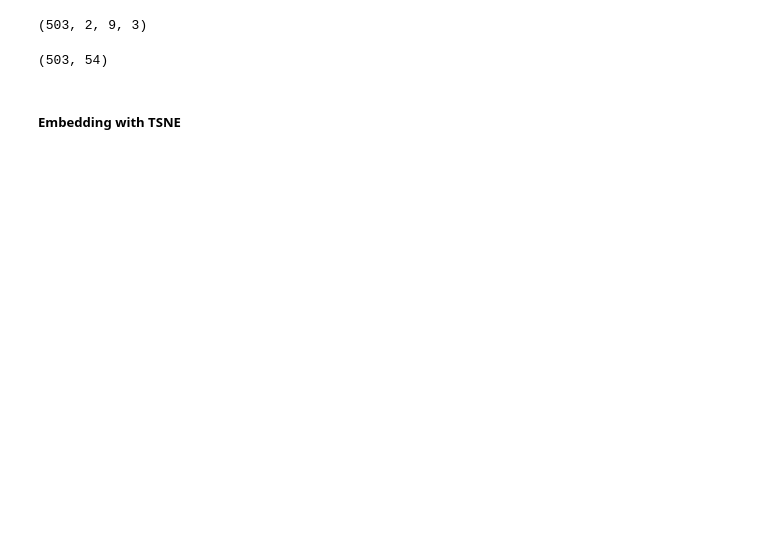
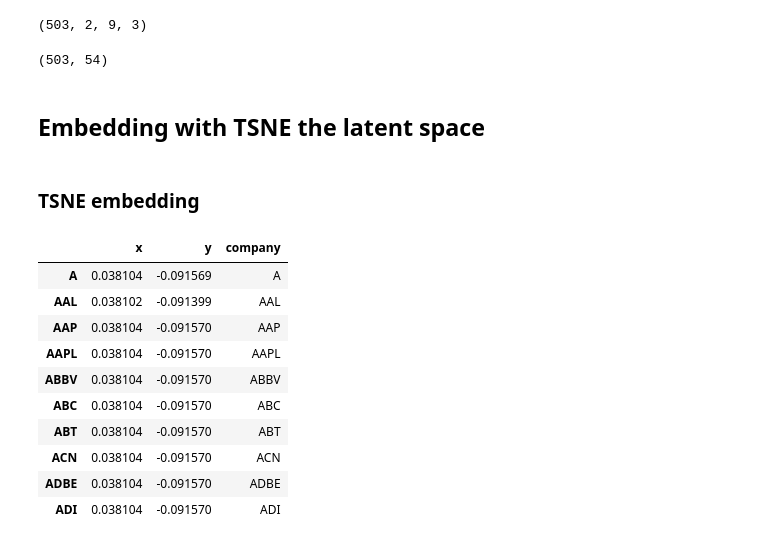
Before and after one commit to TheoLvs/machine-learning, a Jupyter notebook: 4. Time Series analysis/1. Time series clustering with CNN autoencoders.ipynb, the cells around one changed output. Saved outputs shown, nothing was run; the diff lists cells and outputs as text; code cells hidden in the pictures; blank space fills up the shorter version.

Commit message:
first results with TSNE embedding

```diff
--- a/4. Time Series analysis/1. Time series clustering with CNN autoencoders.ipynb
+++ b/4. Time Series analysis/1. Time series clustering with CNN autoencoders.ipynb
@@ -271,10 +273,28 @@ encoded_data.shape
 # %% [output]
 (503, 54)
 # %% [markdown]
-##### Embedding with TSNE
+## Embedding with TSNE the latent space
+# %% [markdown]
+### TSNE embedding
 # %%
 from sklearn.manifold import TSNE
 # %%
 tsne = TSNE()
 # %%
 tsne_embedding = tsne.fit_transform(encoded_data)
+# %%
+tsne_embedding = pd.DataFrame(tsne_embedding,columns = ["x","y"])
+tsne_embedding["company"] = [c.ticker for c in sp]
+tsne_embedding.head(10)
+# %% [output]
+|  | x | y | company |
+| A | 0.038104 | -0.091569 | A |
+| AAL | 0.038102 | -0.091399 | AAL |
+| AAP | 0.038104 | -0.091570 | AAP |
+| AAPL | 0.038104 | -0.091570 | AAPL |
+| ABBV | 0.038104 | -0.091570 | ABBV |
+| ABC | 0.038104 | -0.091570 | ABC |
+| ABT | 0.038104 | -0.091570 | ABT |
+| ACN | 0.038104 | -0.091570 | ACN |
+| ADBE | 0.038104 | -0.091570 | ADBE |
+| ADI | 0.038104 | -0.091570 | ADI |
```
Also changed, not shown: parts of 5 cells of this notebook, 1 other file.
